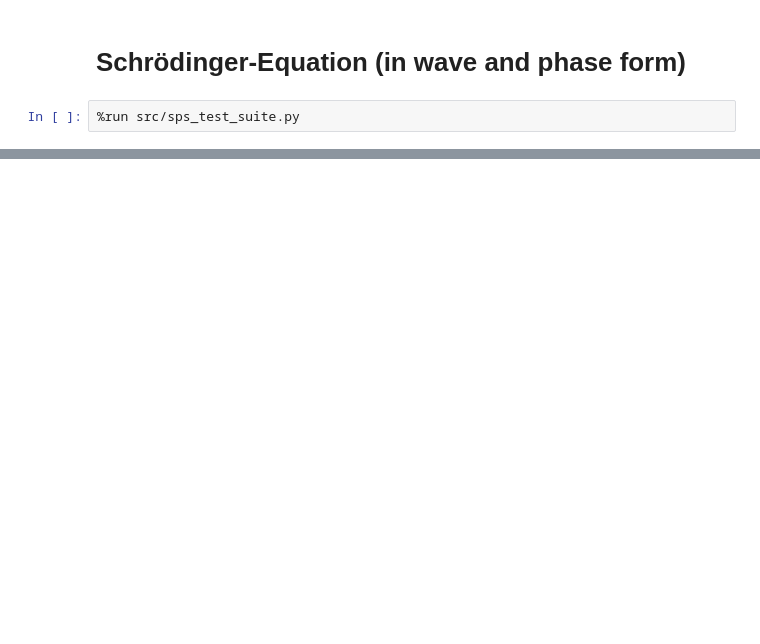
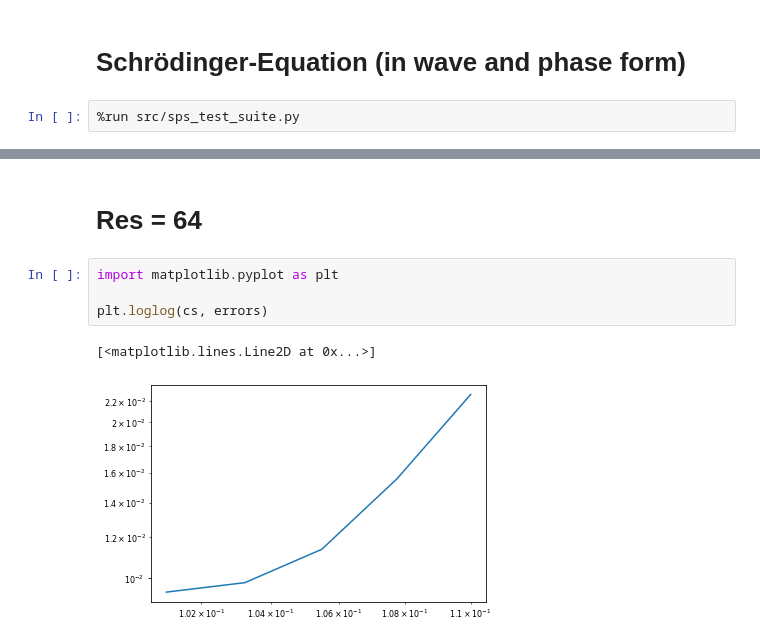
Before and after one commit to KunkelAlexander/fdm-hybrid-scheme, a Jupyter notebook: run_test.ipynb, the cells around one changed output, grey strips where cells are left out. Cells and saved outputs as stored; diff of their text form; blank space fills up the shorter version.

```diff
--- a/run_test.ipynb
+++ b/run_test.ipynb
@@ -35,0 +253,9 @@ t = 0.0030220385634529617 dt = 5.8131
+# %% [markdown]
+# Res = 64
+# %%
+import matplotlib.pyplot as plt
+
+plt.loglog(cs, errors)
+# %% [output]
+[<matplotlib.lines.Line2D at 0x...>]
+[figure, added]
```
Also changed, not shown: parts of 17 cells of this notebook, 3 other files.
